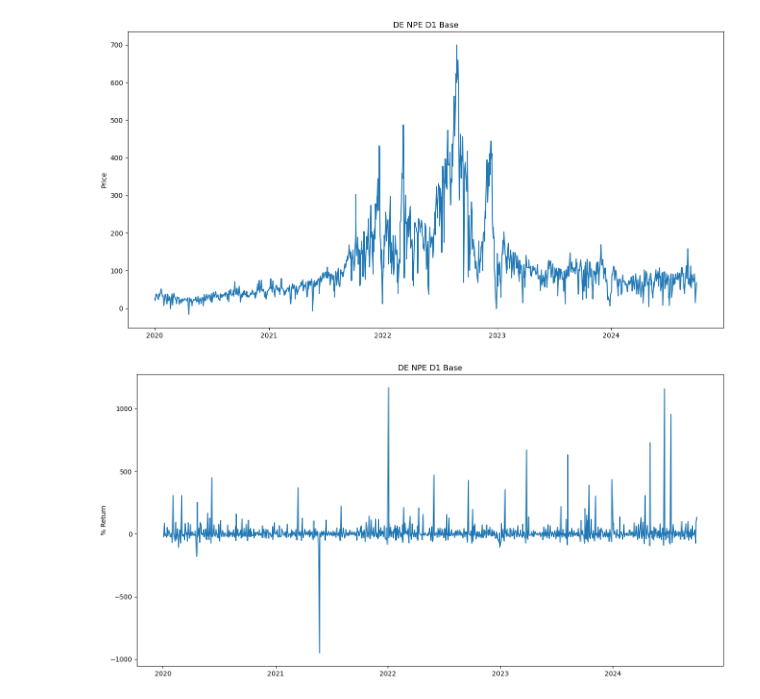
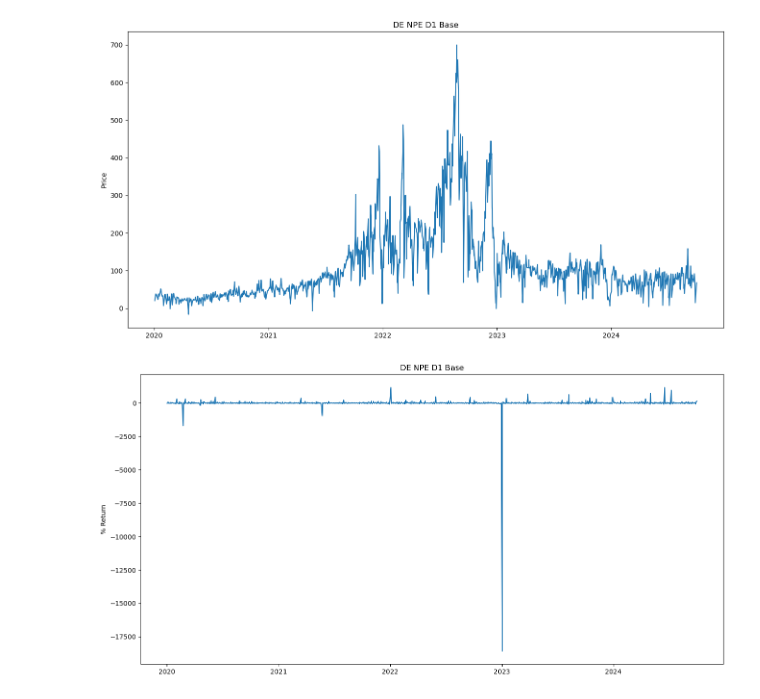
Before and after one commit to chrisdybdahl/var-es-toolbox, a Jupyter notebook: notebooks/01_data_exploration.ipynb, the cells around one changed output. Saved outputs shown, nothing was run; the diff lists cells and outputs as text; code cells hidden in the pictures.

```diff
--- a/notebooks/01_data_exploration.ipynb
+++ b/notebooks/01_data_exploration.ipynb
@@ -8,3 +6,10 @@ from arch import arch_model
 
 from var_es_toolbox.data import load_data
+# %%
+project_dir = Path.cwd().parent
+data_dir = project_dir / "data"
+data_merged_name = "data_merged.csv"
+date_format = "%Y-%m-%d"
+
+data_merged = load_data(data_dir / data_merged_name, date_format=date_format)
 # %%
@@ -31,12 +22,11 @@ plt.show()
 # %% [output]
 [figure]
 # %%
-futures_return = futures_price.pct_change().dropna() * 100
-futures_return = futures_return[futures_return >= -1000]
+futures_return = data_merged.iloc[:, 1]
 
 fig, ax = plt.subplots(figsize=(16, 8))
 ax.plot(futures_return)
 ax.set(title="DE NPE D1 Base", ylabel="% Return")
 plt.show()
 # %% [output]
-[figure, old version]
+[figure, new version]
```
Also changed, not shown: parts of 14 cells of this notebook, 10 other files.
